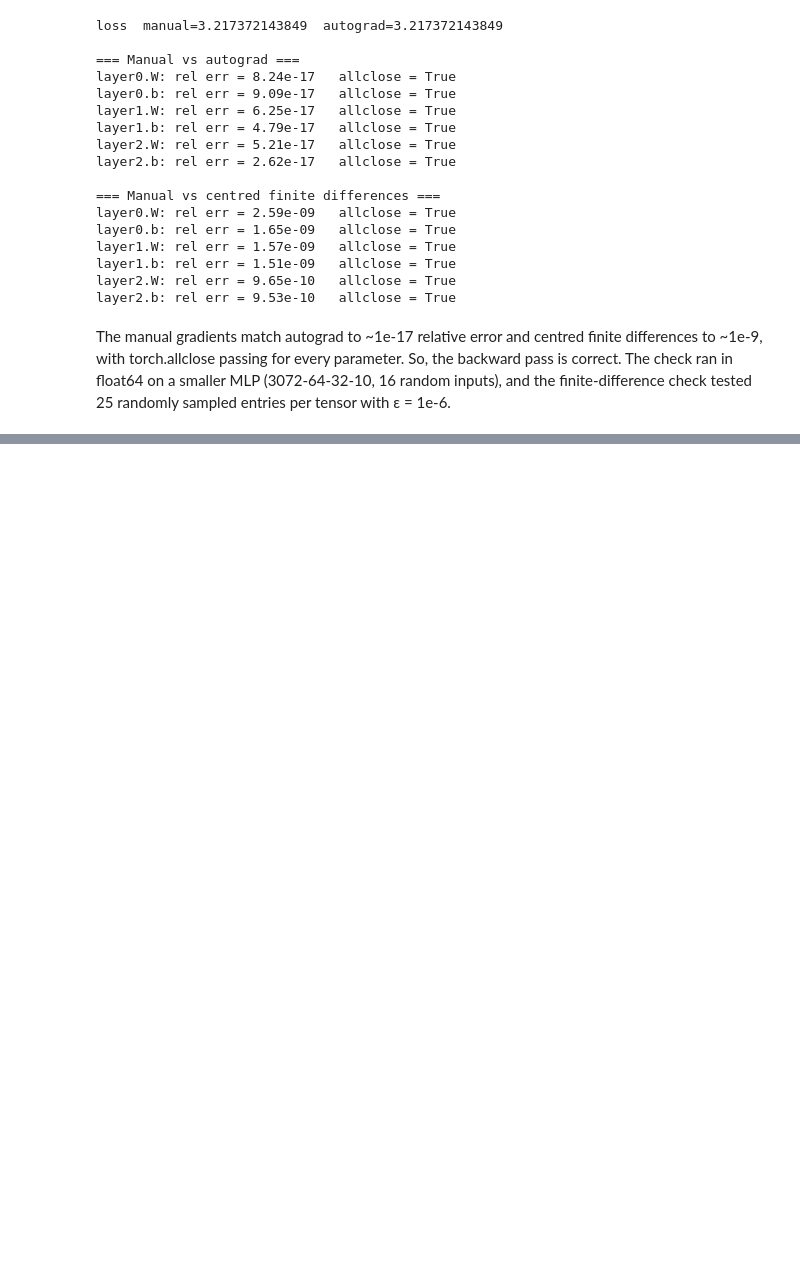
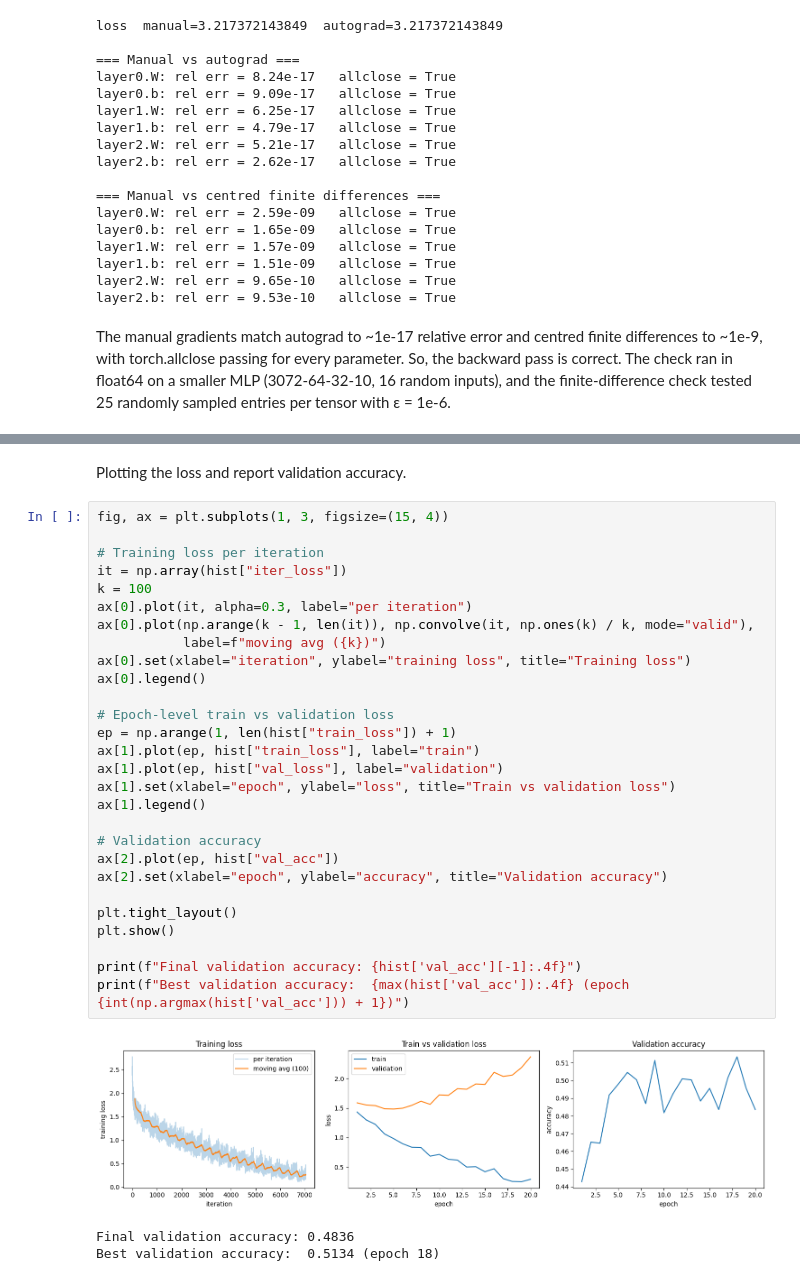
Before and after one commit to NethmiAmasha/Deep-Learning-for-Vision, a Jupyter notebook: EN4554_AS02.ipynb, the cells around one changed output, grey strips where cells are left out. Drawn from its saved outputs; the diff is of its cells as text; blank space fills up the shorter version.

Commit message:
Training with SGD on flattened CIFAR-10 images

```diff
--- a/EN4554_AS02.ipynb
+++ b/EN4554_AS02.ipynb
@@ -177,0 +298,34 @@ The manual gradients match autograd to ~1e-17 relative error and centred finite
+# %% [markdown]
+Plotting the loss and report validation accuracy.
+# %%
+fig, ax = plt.subplots(1, 3, figsize=(15, 4))
+
+# Training loss per iteration
+it = np.array(hist["iter_loss"])
+k = 100
+ax[0].plot(it, alpha=0.3, label="per iteration")
+ax[0].plot(np.arange(k - 1, len(it)), np.convolve(it, np.ones(k) / k, mode="valid"),
+           label=f"moving avg ({k})")
+ax[0].set(xlabel="iteration", ylabel="training loss", title="Training loss")
+ax[0].legend()
+
+# Epoch-level train vs validation loss
+ep = np.arange(1, len(hist["train_loss"]) + 1)
+ax[1].plot(ep, hist["train_loss"], label="train")
+ax[1].plot(ep, hist["val_loss"], label="validation")
+ax[1].set(xlabel="epoch", ylabel="loss", title="Train vs validation loss")
+ax[1].legend()
+
+# Validation accuracy
+ax[2].plot(ep, hist["val_acc"])
+ax[2].set(xlabel="epoch", ylabel="accuracy", title="Validation accuracy")
+
+plt.tight_layout()
+plt.show()
+
+print(f"Final validation accuracy: {hist['val_acc'][-1]:.4f}")
+print(f"Best validation accuracy:  {max(hist['val_acc']):.4f} (epoch {int(np.argmax(hist['val_acc'])) + 1})")
+# %% [output]
+[figure, added]
+Final validation accuracy: 0.4836
+Best validation accuracy:  0.5134 (epoch 18)
```
Also changed, not shown: parts of 6 cells of this notebook.
